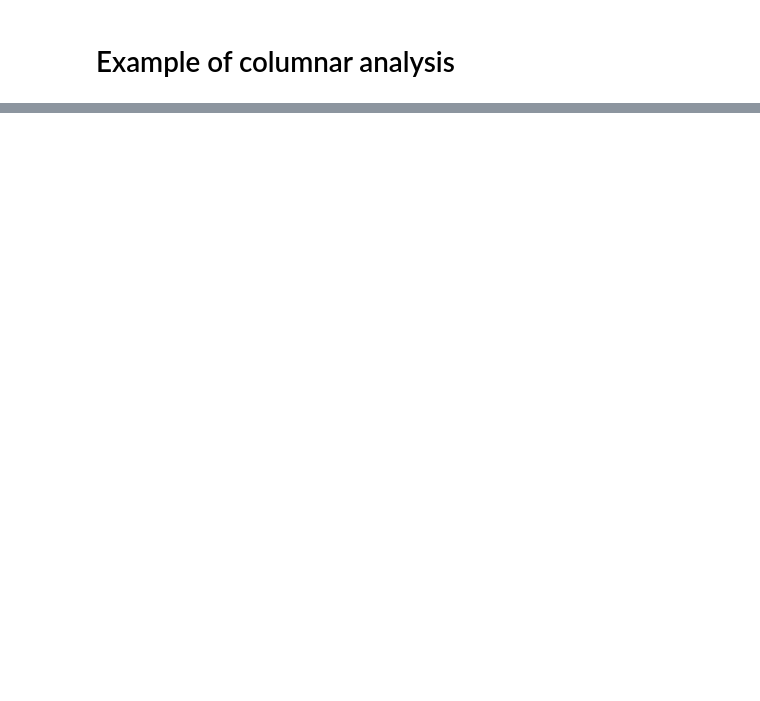
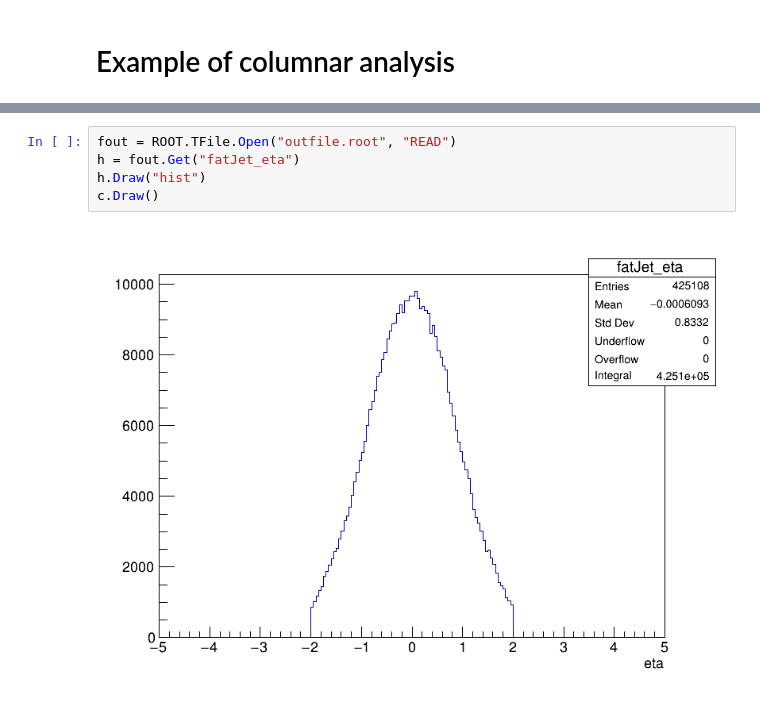
Before and after one commit to CMS-H3PO/H3PO, a Jupyter notebook: notebooks/example_event_loop_vs_coffea.ipynb, the cells around one changed output, grey strips where cells are left out. Drawn from its saved outputs; the diff is of its cells as text; blank space fills up the shorter version.

```diff
--- a/notebooks/example_event_loop_vs_coffea.ipynb
+++ b/notebooks/example_event_loop_vs_coffea.ipynb
@@ -108,0 +135,7 @@ c.Draw()
+# %%
+fout = ROOT.TFile.Open("outfile.root", "READ")
+h = fout.Get("fatJet_eta")
+h.Draw("hist")
+c.Draw()
+# %% [output]
+[figure, added]
```
Also changed, not shown: parts of 3 cells of this notebook.
